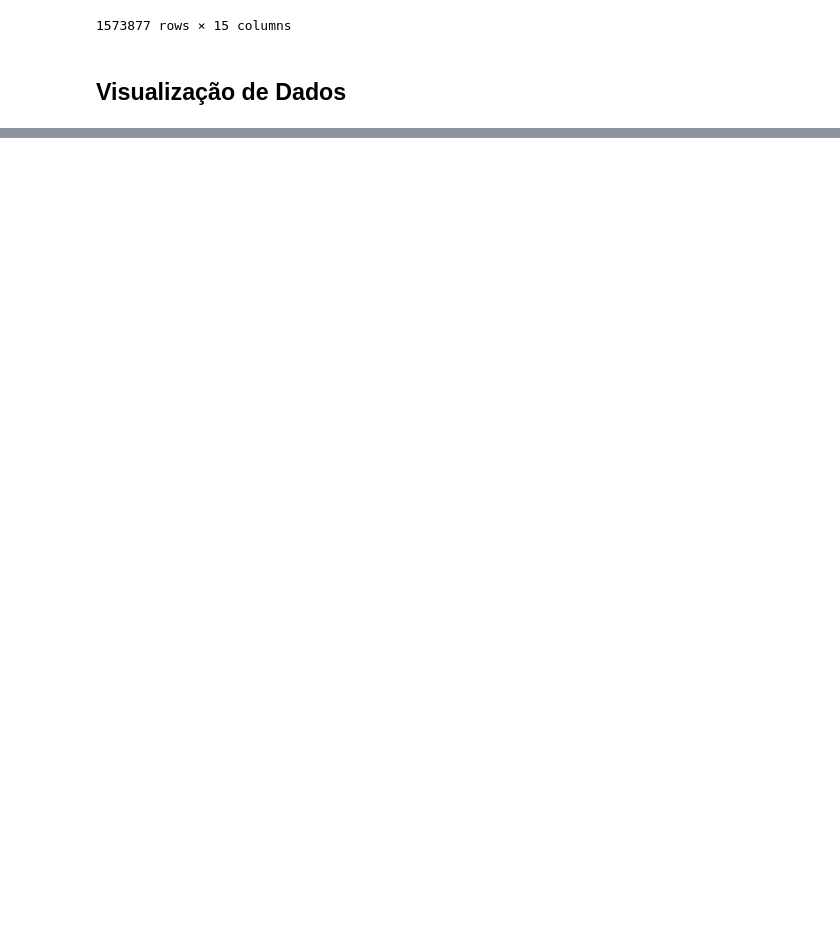
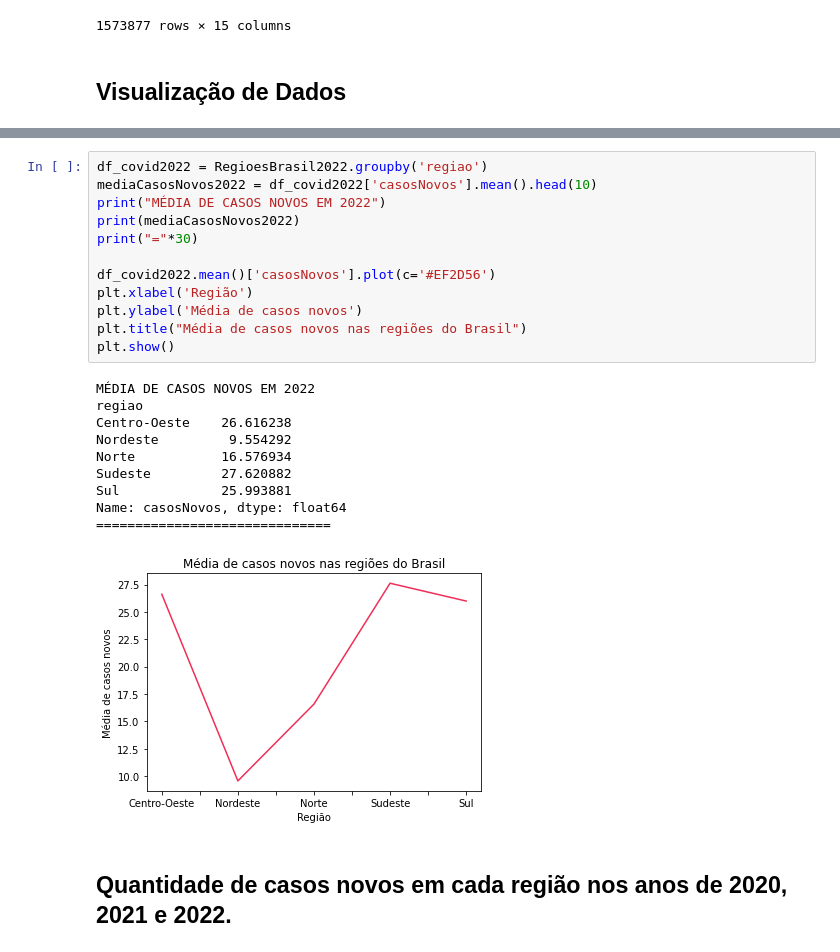
Before and after one commit to GabriellMiranda/TP-Dados-Analise-de-dados-de-covid, a Jupyter notebook: Trabalho_de_Dados.ipynb, the cells around one changed output, grey strips where cells are left out. Drawn from its saved outputs; the diff is of its cells as text; blank space fills up the shorter version.

```diff
--- a/Trabalho_de_Dados.ipynb
+++ b/Trabalho_de_Dados.ipynb
@@ -308,0 +362,25 @@ RegioesBrasil2020
+# %%
+df_covid2022 = RegioesBrasil2022.groupby('regiao')
+mediaCasosNovos2022 = df_covid2022['casosNovos'].mean().head(10)
+print("MÉDIA DE CASOS NOVOS EM 2022")
+print(mediaCasosNovos2022)
+print("="*30)
+
+df_covid2022.mean()['casosNovos'].plot(c='#EF2D56')
+plt.xlabel('Região')
+plt.ylabel('Média de casos novos')
+plt.title("Média de casos novos nas regiões do Brasil")
+plt.show()
+# %% [output]
+MÉDIA DE CASOS NOVOS EM 2022
+regiao
+Centro-Oeste    26.616238
+Nordeste         9.554292
+Norte           16.576934
+Sudeste         27.620882
+Sul             25.993881
+Name: casosNovos, dtype: float64
+==============================
+[figure, added]
+# %% [markdown]
+## Quantidade de casos novos em cada região nos anos de 2020, 2021 e 2022.
```
Also changed, not shown: parts of 5 cells of this notebook.
